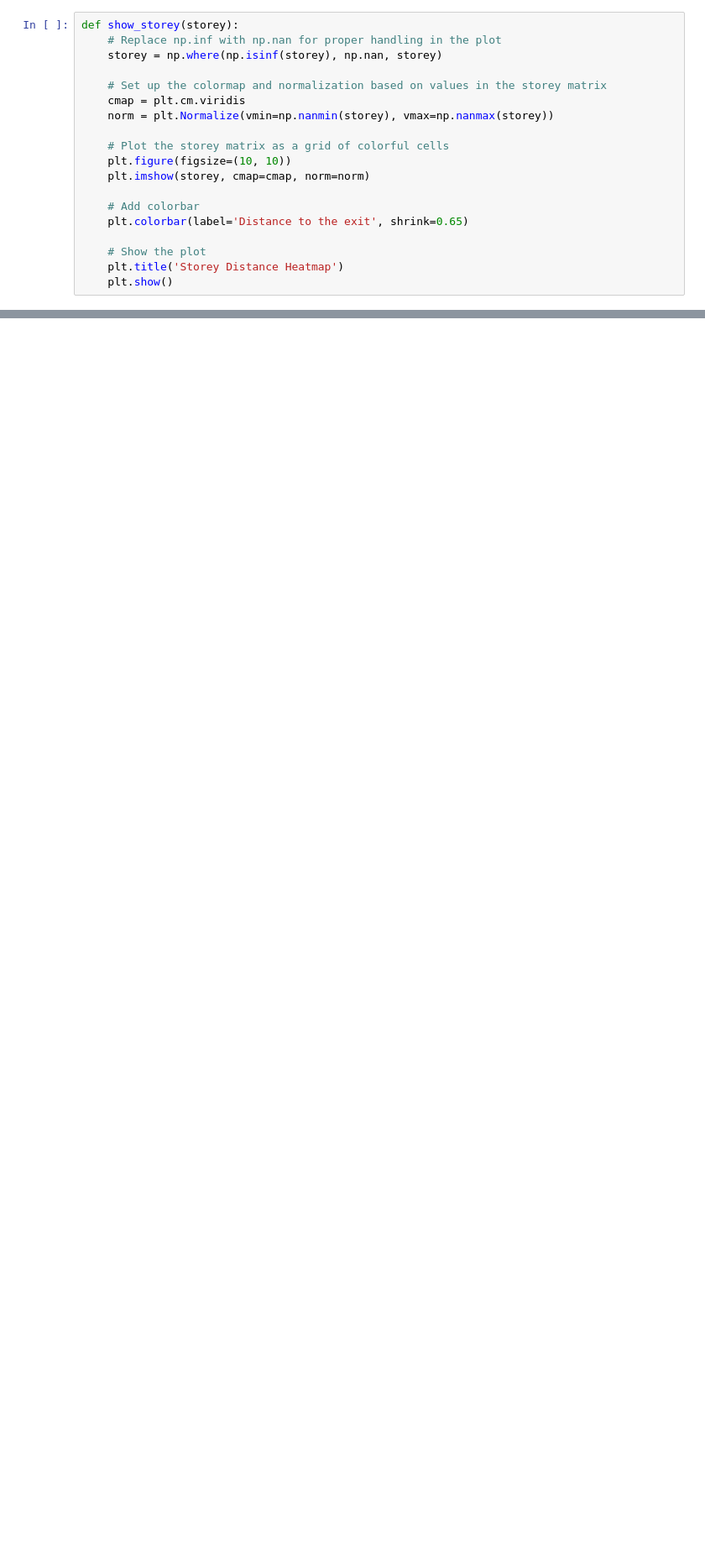
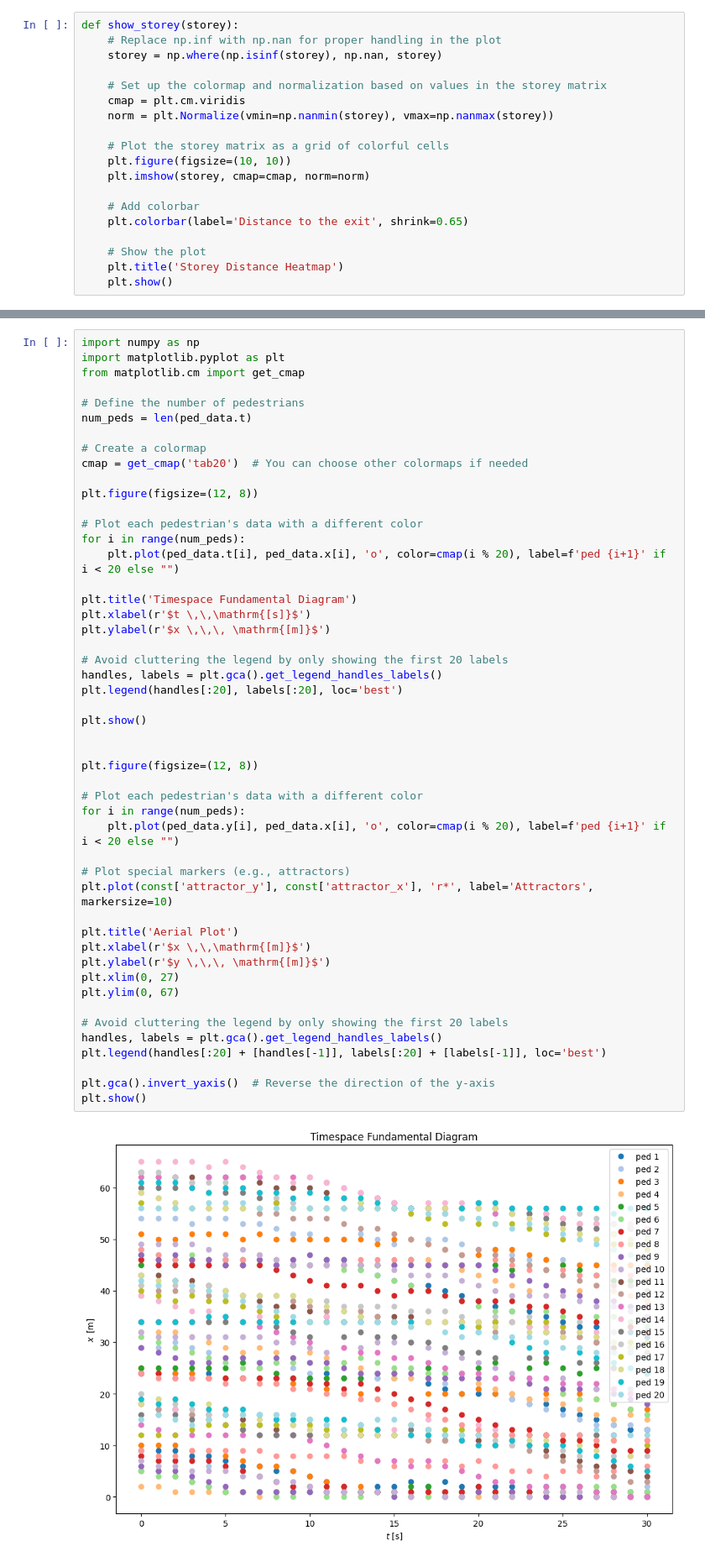
Before and after one commit to matule00/SSI-seminarka-2, a Jupyter notebook: ssi_seminarka_2.ipynb, the cells around one changed output, grey strips where cells are left out. Shown: that part at 84% size. Drawn from its saved outputs; the diff is of its cells as text; blank space fills up the shorter version.

```diff
--- a/ssi_seminarka_2.ipynb
+++ b/ssi_seminarka_2.ipynb
@@ -560,0 +374,51 @@ Random y-coordinates: [1 0 2 5 6]
+# %%
+import numpy as np
+import matplotlib.pyplot as plt
+from matplotlib.cm import get_cmap
+
+# Define the number of pedestrians
+num_peds = len(ped_data.t)
+
+# Create a colormap
+cmap = get_cmap('tab20')  # You can choose other colormaps if needed
+
+plt.figure(figsize=(12, 8))
+
+# Plot each pedestrian's data with a different color
+for i in range(num_peds):
+    plt.plot(ped_data.t[i], ped_data.x[i], 'o', color=cmap(i % 20), label=f'ped {i+1}' if i < 20 else "")
+
+plt.title('Timespace Fundamental Diagram')
+plt.xlabel(r'$t \,\,\mathrm{[s]}$')
+plt.ylabel(r'$x \,\,\, \mathrm{[m]}$')
+
+# Avoid cluttering the legend by only showing the first 20 labels
+handles, labels = plt.gca().get_legend_handles_labels()
+plt.legend(handles[:20], labels[:20], loc='best')
+
+plt.show()
+
+
+plt.figure(figsize=(12, 8))
+
+# Plot each pedestrian's data with a different color
+for i in range(num_peds):
+    plt.plot(ped_data.y[i], ped_data.x[i], 'o', color=cmap(i % 20), label=f'ped {i+1}' if i < 20 else "")
+
+# Plot special markers (e.g., attractors)
+plt.plot(const['attractor_y'], const['attractor_x'], 'r*', label='Attractors', markersize=10)
+
+plt.title('Aerial Plot')
+plt.xlabel(r'$x \,\,\mathrm{[m]}$')
+plt.ylabel(r'$y \,\,\, \mathrm{[m]}$')
+plt.xlim(0, 27)
+plt.ylim(0, 67)
+
+# Avoid cluttering the legend by only showing the first 20 labels
+handles, labels = plt.gca().get_legend_handles_labels()
+plt.legend(handles[:20] + [handles[-1]], labels[:20] + [labels[-1]], loc='best')
+
+plt.gca().invert_yaxis()  # Reverse the direction of the y-axis
+plt.show()
+# %% [output]
+[figure, added]
```
Also changed, not shown: parts of 10 cells of this notebook.
